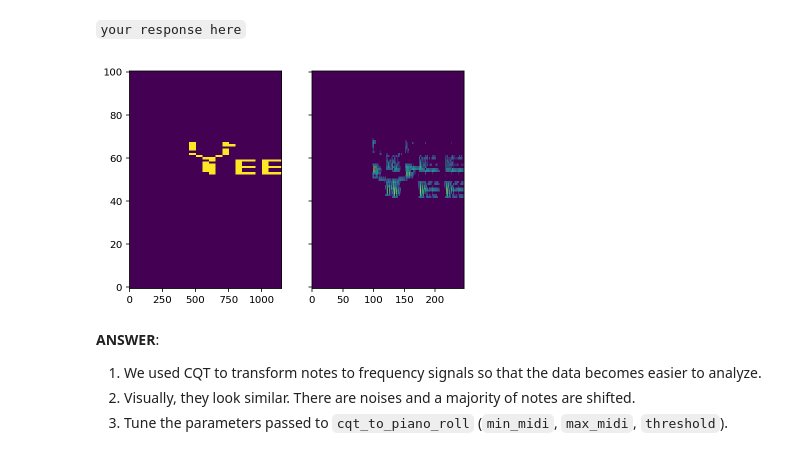
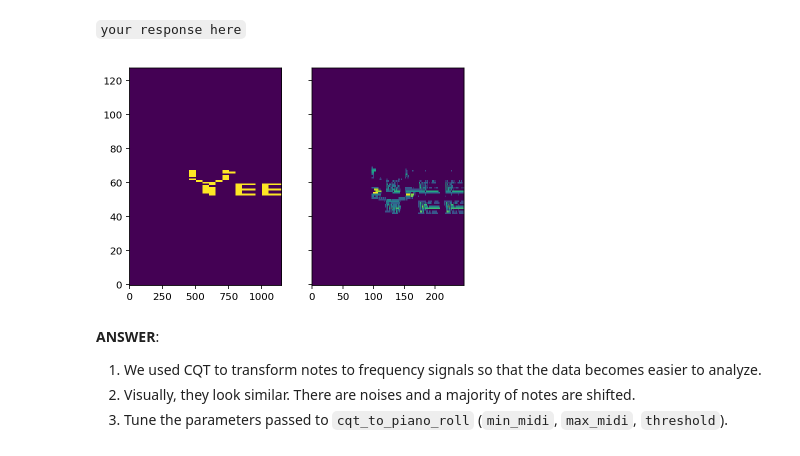
Before and after one commit to oakaigh/cse190-ML4Music-HW, a Jupyter notebook: 0/0.ipynb, the cells around one changed output. Saved outputs shown, nothing was run; the diff lists cells and outputs as text; code cells hidden in the pictures.

```diff
--- a/0/0.ipynb
+++ b/0/0.ipynb
@@ -48,7 +48,7 @@ piano_matrix = midi_data.get_piano_roll(fs=fs)
 
 print(np.shape(piano_matrix))
 
-def plot_piano(X, ax = plt.gca(), **kwargs):
+def plot_piano(X, ax = plt, **kwargs):
     return ax.imshow(X,
                      origin = 'lower',
                      aspect = 'auto',
@@ -294,12 +294,12 @@ Discuss the following aspects of your assignment:
 # %%
 fig, axes = plt.subplots(nrows = 1, ncols = 2, sharey = True)
 
 plot_piano(piano_matrix, ax = axes[0])
-plot_piano(pr, ax = axes[1])
+plot_piano(pm.get_piano_roll(fs = fs), ax = axes[1])
 
 fig.show()
 # %% [output]
-[figure, old version]
+[figure, new version]
 # %% [markdown]
 **ANSWER**:
 
```
Also changed, not shown: parts of 3 cells of this notebook, 2 other files.
